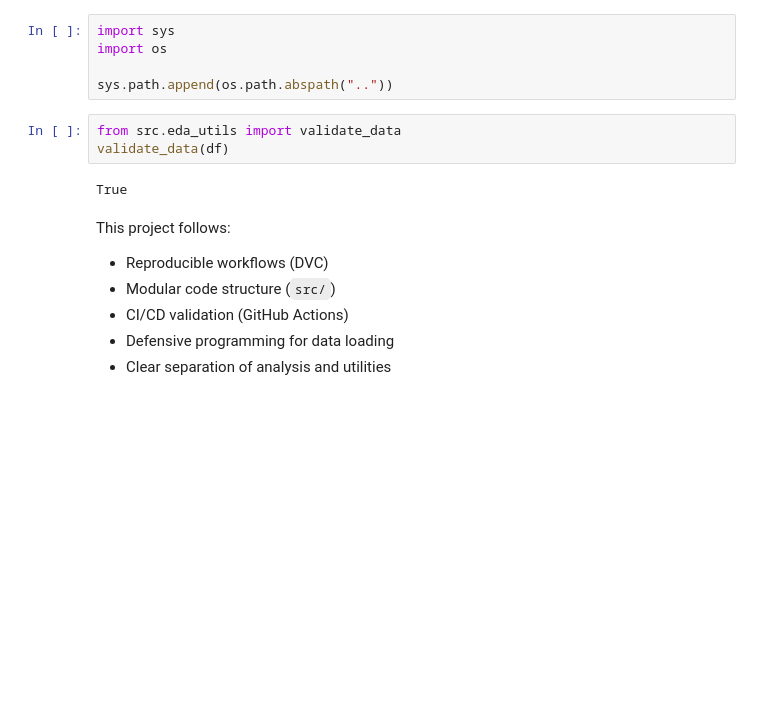
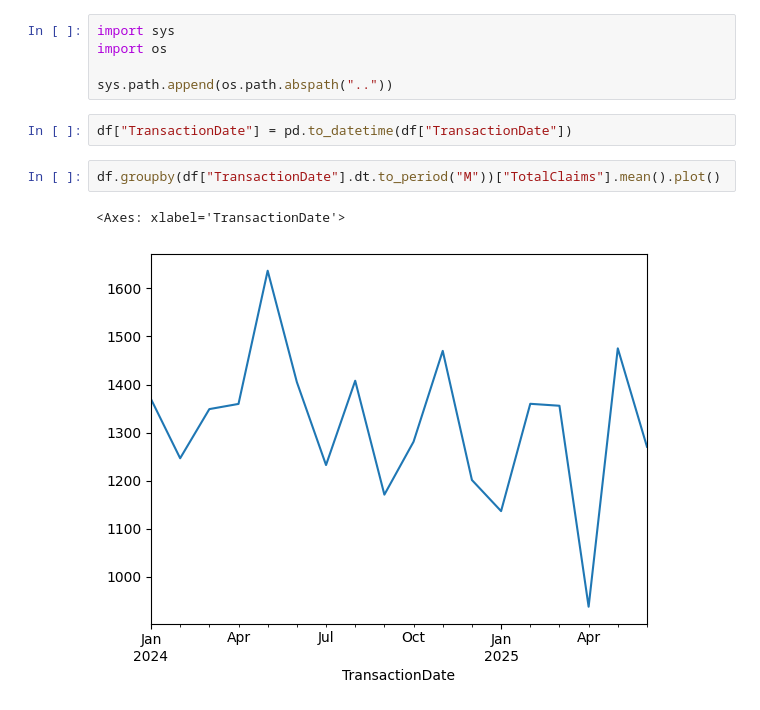
Before and after one commit to nunu-e/insurance-risk-analytics, a Jupyter notebook: notebooks/01_eda.ipynb, the cells around one changed output. Drawn from its saved outputs; the diff is of its cells as text; blank space fills up the shorter version.

```diff
--- a/notebooks/01_eda.ipynb
+++ b/notebooks/01_eda.ipynb
@@ -314,15 +314,9 @@ import os
 
 sys.path.append(os.path.abspath(".."))
 # %%
-from src.eda_utils import validate_data
-validate_data(df)
+df["TransactionDate"] = pd.to_datetime(df["TransactionDate"])
-# %% [output]
-True
-# %% [markdown]
-This project follows:
-
-- Reproducible workflows (DVC)
-- Modular code structure (`src/`)
-- CI/CD validation (GitHub Actions)
-- Defensive programming for data loading
-- Clear separation of analysis and utilities
+# %%
+df.groupby(df["TransactionDate"].dt.to_period("M"))["TotalClaims"].mean().plot()
+# %% [output]
+<Axes: xlabel='TransactionDate'>
+[figure, added]
```
Also changed, not shown: 2 other files.
